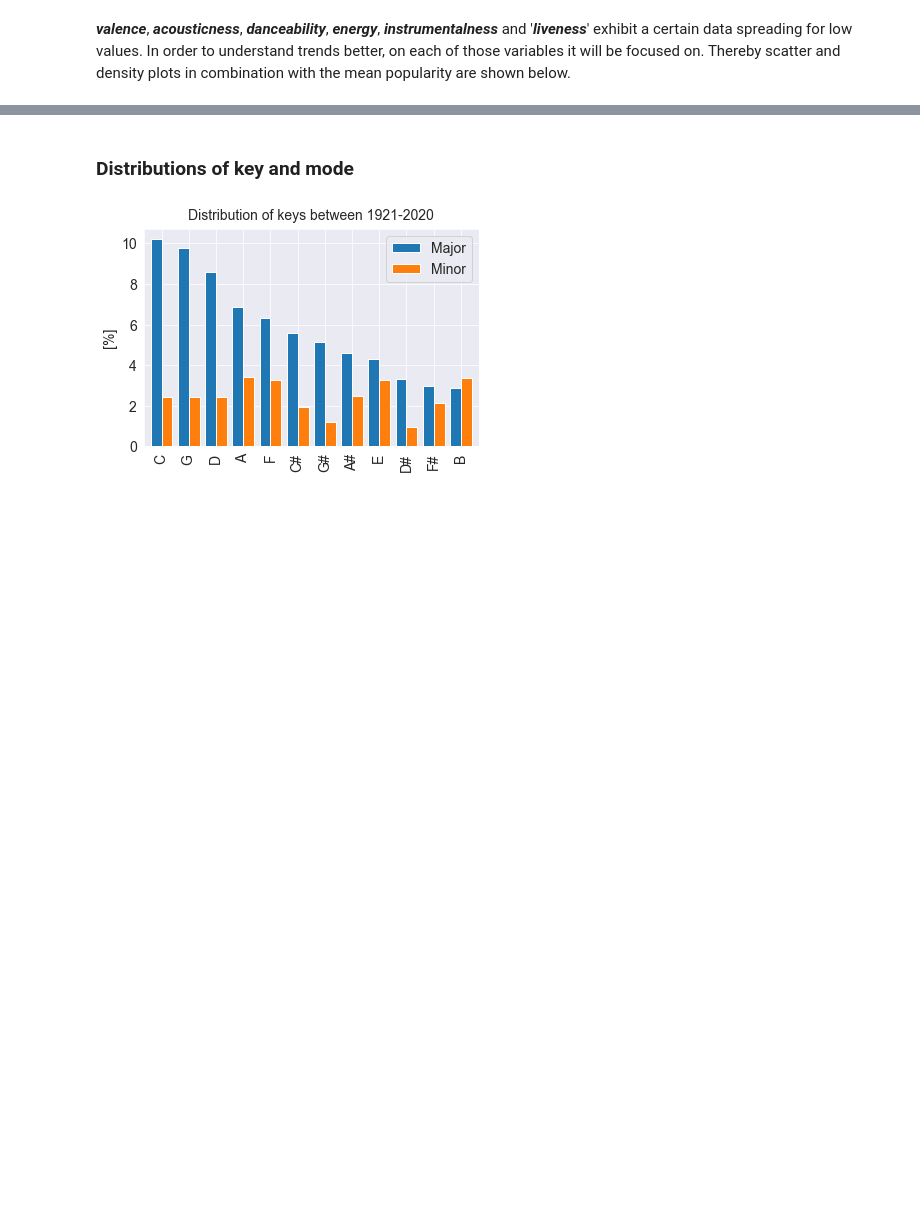
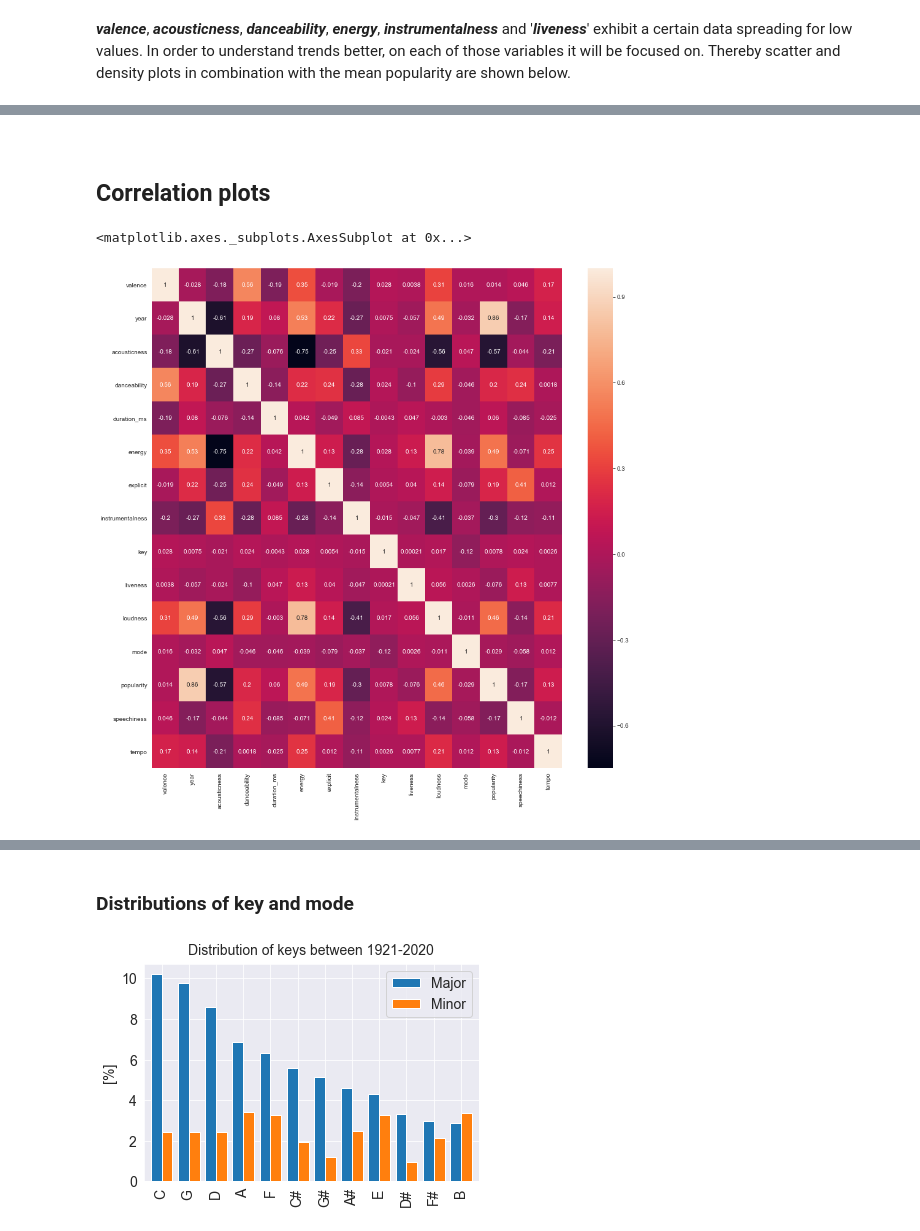
Before and after one commit to ddhartma/Spotify-dataset-analysis-160kTracks-1921-2020, a Jupyter notebook: Spotify_160k_1921_2020_analysis.ipynb, the cells around one changed output, grey strips where cells are left out. Drawn from its saved outputs; the diff is of its cells as text; code cells hidden in the pictures; blank space fills up the shorter version.

```diff
--- a/Spotify_160k_1921_2020_analysis.ipynb
+++ b/Spotify_160k_1921_2020_analysis.ipynb
@@ -885,0 +660,11 @@ Does popularity depend on the categorical values of key and/or mode?
+# %% [markdown]
+<a id='df_corr'></a>
+# %% [markdown]
+## Correlation plots
+# %%
+# Looking at correlations
+plt.figure(figsize = (15,15)) #creating the 'canvas'
+sns.heatmap(df.corr(), annot=True)
+# %% [output]
+<matplotlib.axes._subplots.AxesSubplot at 0x...>
+[figure, added]
```
Also changed, not shown: parts of 159 cells of this notebook.
